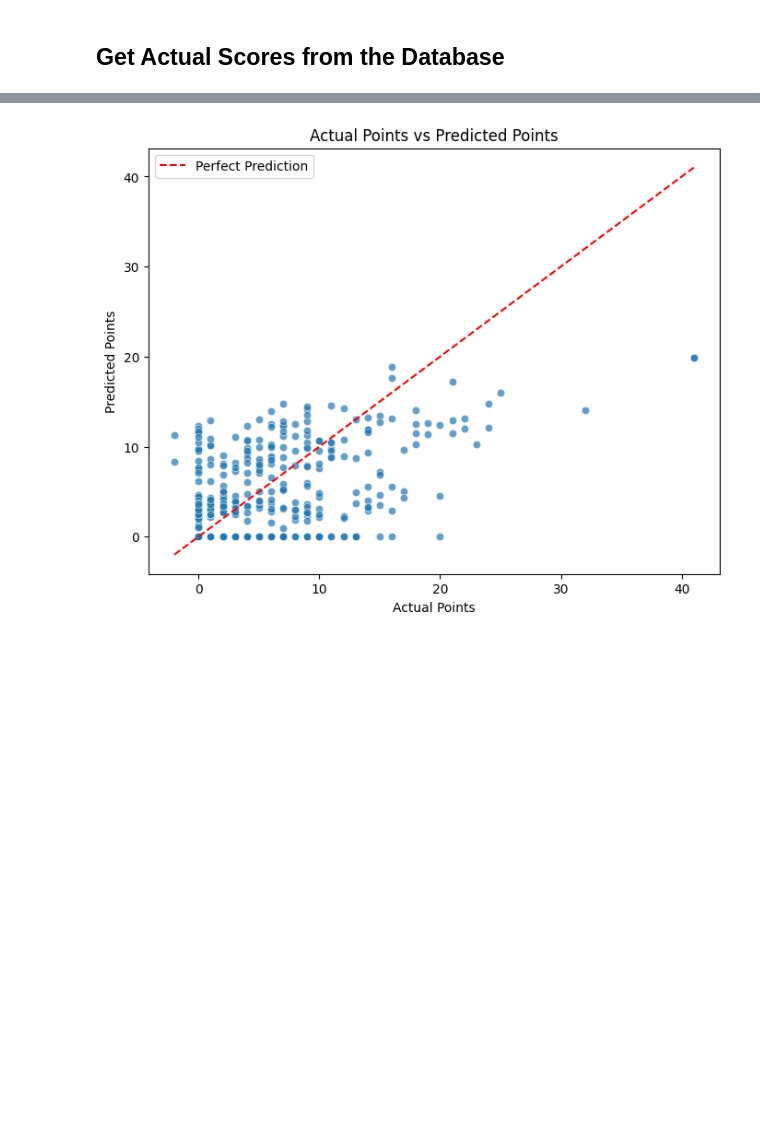
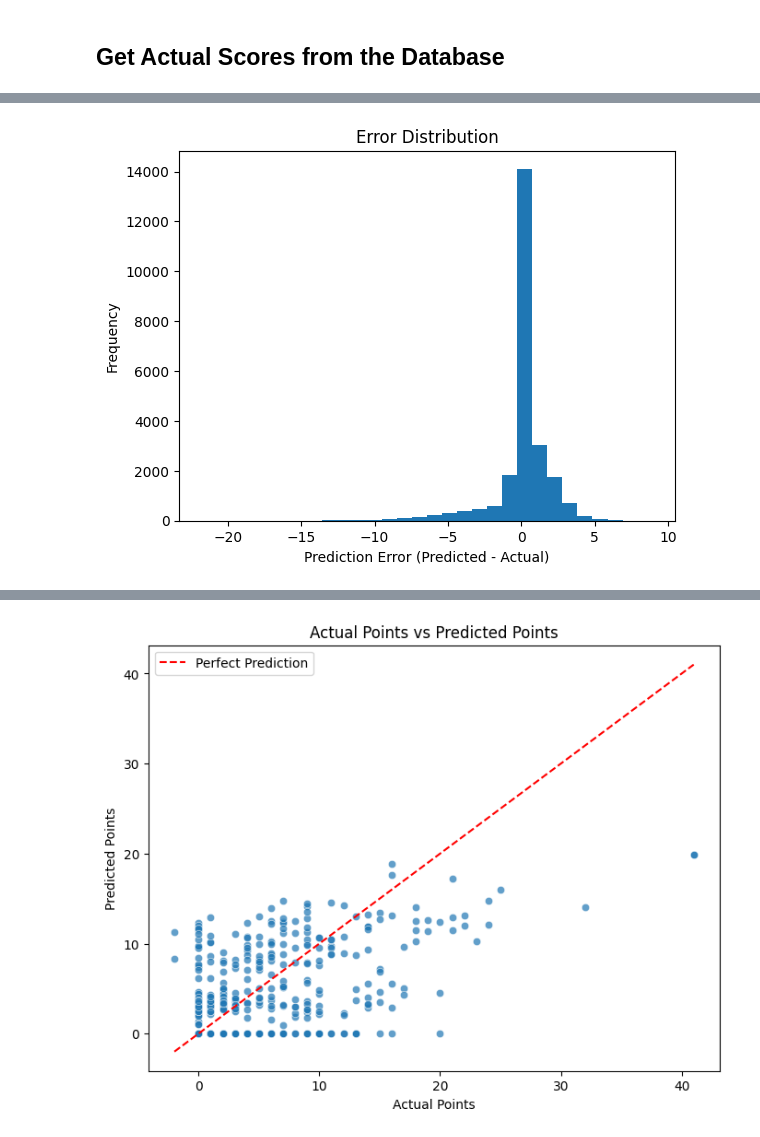
Before and after one commit to negmeme2001/AIrsenal, a Jupyter notebook: notebooks/player_scores_vs_predictions.ipynb, the cells around one changed output, grey strips where cells are left out. Drawn from its saved outputs; the diff is of its cells as text; code cells hidden in the pictures; blank space fills up the shorter version.

```diff
--- a/notebooks/player_scores_vs_predictions.ipynb
+++ b/notebooks/player_scores_vs_predictions.ipynb
@@ -297,0 +232,8 @@ sum_pts[mask].sort_values(by="points",  ascending=False).head(30)
+# %%
+plt.hist(merged["error"], bins=30)
+plt.xlabel("Prediction Error (Predicted - Actual)")
+plt.ylabel("Frequency")
+plt.title("Error Distribution")
+plt.show()
+# %% [output]
+[figure, added]
```
Also changed, not shown: parts of 50 cells of this notebook, 1 other file.
